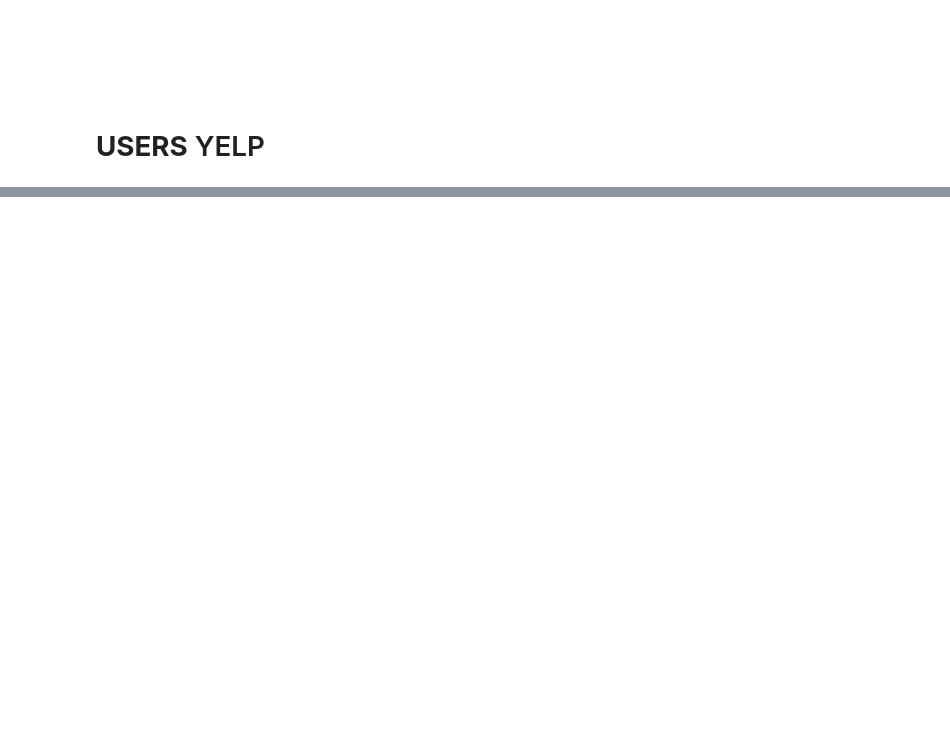
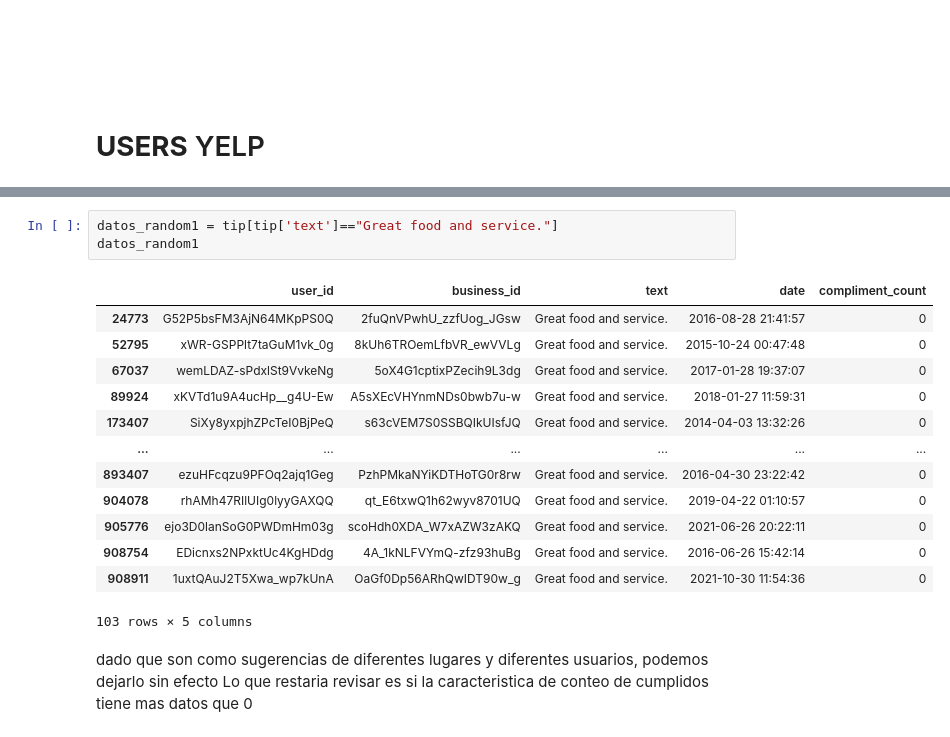
Before and after one commit to moralespbl/ProyectoFinal, a Jupyter notebook: EDA.ipynb, the cells around one changed output, grey strips where cells are left out. Cells and saved outputs as stored; diff of their text form; blank space fills up the shorter version.

```diff
--- a/EDA.ipynb
+++ b/EDA.ipynb
@@ -757,0 +948,20 @@ ________________________________________________________________________________
+# %%
+datos_random1 = tip[tip['text']=="Great food and service."]
+datos_random1
+# %% [output]
+|  | user_id | business_id | text | date | compliment_count |
+| 24773 | G52P5bsFM3AjN64MKpPS0Q | 2fuQnVPwhU_zzfUog_JGsw | Great food and service. | 2016-08-28 21:41:57 | 0 |
+| 52795 | xWR-GSPPlt7taGuM1vk_0g | 8kUh6TROemLfbVR_ewVVLg | Great food and service. | 2015-10-24 00:47:48 | 0 |
+| 67037 | wemLDAZ-sPdxlSt9VvkeNg | 5oX4G1cptixPZecih9L3dg | Great food and service. | 2017-01-28 19:37:07 | 0 |
+| 89924 | xKVTd1u9A4ucHp__g4U-Ew | A5sXEcVHYnmNDs0bwb7u-w | Great food and service. | 2018-01-27 11:59:31 | 0 |
+| 173407 | SiXy8yxpjhZPcTeI0BjPeQ | s63cVEM7S0SSBQIkUIsfJQ | Great food and service. | 2014-04-03 13:32:26 | 0 |
+| ... | ... | ... | ... | ... | ... |
+| 893407 | ezuHFcqzu9PFOq2ajq1Geg | PzhPMkaNYiKDTHoTG0r8rw | Great food and service. | 2016-04-30 23:22:42 | 0 |
+| 904078 | rhAMh47RIlUIg0lyyGAXQQ | qt_E6txwQ1h62wyv8701UQ | Great food and service. | 2019-04-22 01:10:57 | 0 |
+| 905776 | ejo3D0lanSoG0PWDmHm03g | scoHdh0XDA_W7xAZW3zAKQ | Great food and service. | 2021-06-26 20:22:11 | 0 |
+| 908754 | EDicnxs2NPxktUc4KgHDdg | 4A_1kNLFVYmQ-zfz93huBg | Great food and service. | 2016-06-26 15:42:14 | 0 |
+| 908911 | 1uxtQAuJ2T5Xwa_wp7kUnA | OaGf0Dp56ARhQwIDT90w_g | Great food and service. | 2021-10-30 11:54:36 | 0 |
+103 rows × 5 columns
+# %% [markdown]
+dado que son como sugerencias de diferentes lugares y diferentes usuarios, podemos dejarlo sin efecto
+Lo que restaria revisar es si la caracteristica de conteo de cumplidos tiene mas datos que 0
```
Also changed, not shown: parts of 29 cells of this notebook.
